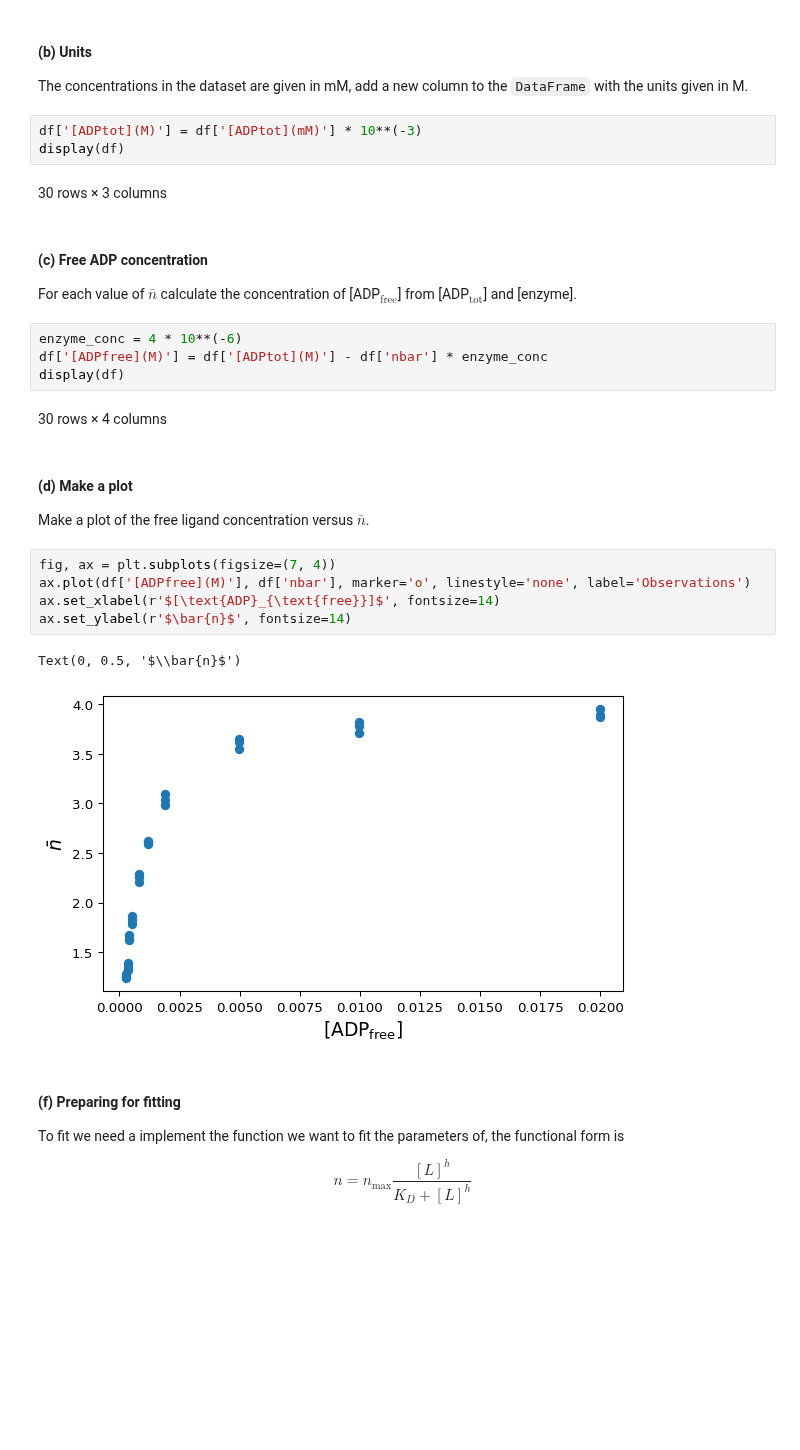
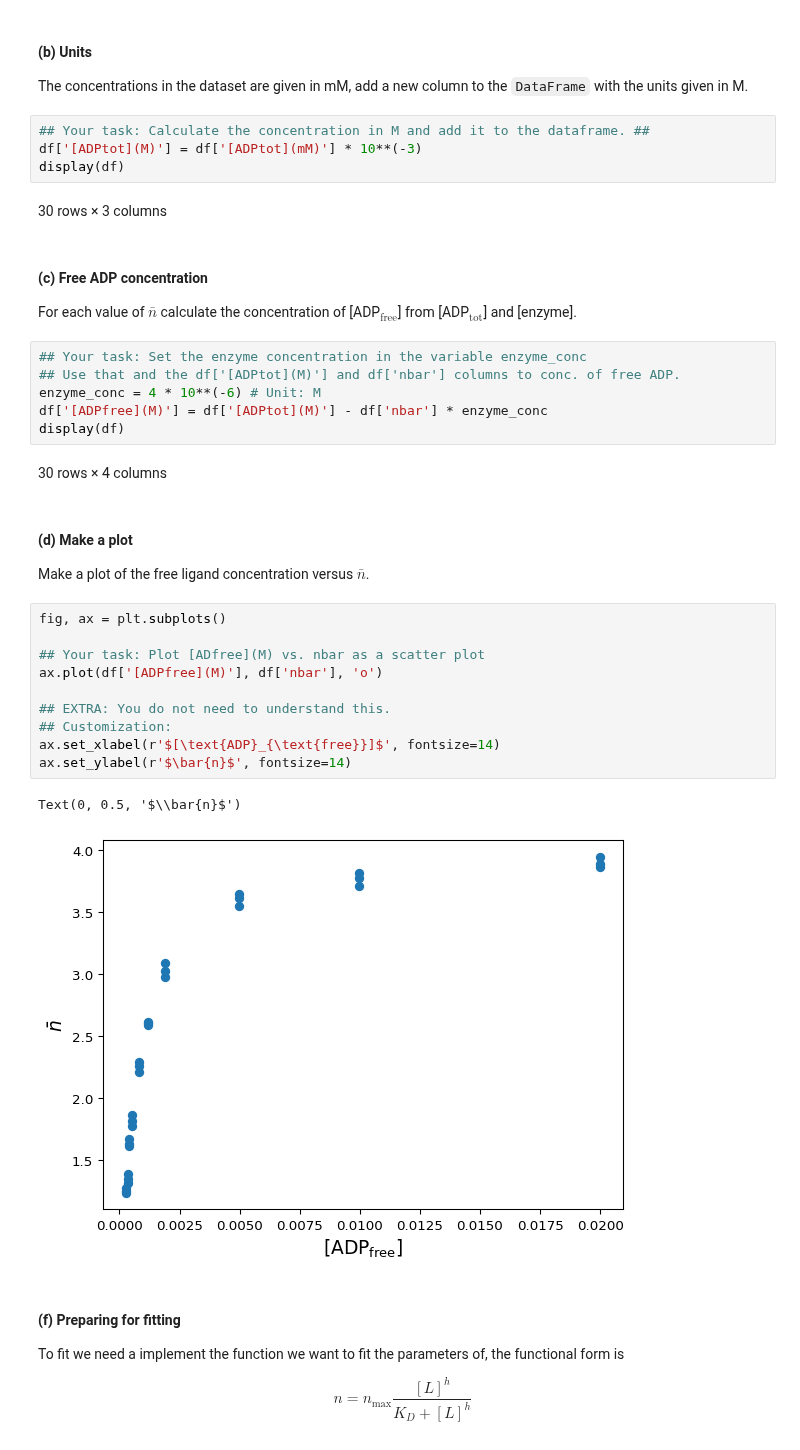
Before and after one commit to au-mbg/fysisk-biokemi, a Jupyter notebook: built_notebooks/master/week_46.ipynb, the cells around one changed output. Saved outputs shown, nothing was run; the diff lists cells and outputs as text; blank space fills up the shorter version.

```diff
--- a/built_notebooks/master/week_46.ipynb
+++ b/built_notebooks/master/week_46.ipynb
@@ -635,6 +716,7 @@ display(df)
 The concentrations in the dataset are given in mM, add a new column to
 the `DataFrame` with the units given in M.
 # %%
+## Your task: Calculate the concentration in M and add it to the dataframe. ##
 df['[ADPtot](M)'] = df['[ADPtot](mM)'] * 10**(-3)
 display(df)
 # %% [output]
@@ -645,7 +727,9 @@ display(df)
 For each value of $\bar{n}$ calculate the concentration of
 \[ADP$_\text{free}$\] from \[ADP$_\text{tot}$\] and \[enzyme\].
 # %%
-enzyme_conc = 4 * 10**(-6)
+## Your task: Set the enzyme concentration in the variable enzyme_conc
+## Use that and the df['[ADPtot](M)'] and df['nbar'] columns to conc. of free ADP.
+enzyme_conc = 4 * 10**(-6) # Unit: M
 df['[ADPfree](M)'] = df['[ADPtot](M)'] - df['nbar'] * enzyme_conc
 display(df)
 # %% [output]
@@ -655,13 +739,18 @@ display(df)
 
 Make a plot of the free ligand concentration versus $\bar{n}$.
 # %%
-fig, ax = plt.subplots(figsize=(7, 4))
-ax.plot(df['[ADPfree](M)'], df['nbar'], marker='o', linestyle='none', label='Observations')
+fig, ax = plt.subplots()
+
+## Your task: Plot [ADfree](M) vs. nbar as a scatter plot
+ax.plot(df['[ADPfree](M)'], df['nbar'], 'o')
+
+## EXTRA: You do not need to understand this.
+## Customization:
 ax.set_xlabel(r'$[\text{ADP}_{\text{free}}]$', fontsize=14)
 ax.set_ylabel(r'$\bar{n}$', fontsize=14)
 # %% [output]
 Text(0, 0.5, '$\\bar{n}$')
-[figure, old version]
+[figure, new version]
 # %% [markdown]
 #### (f) Preparing for fitting
 
```
Also changed, not shown: parts of 122 cells of this notebook, 13 other files.
